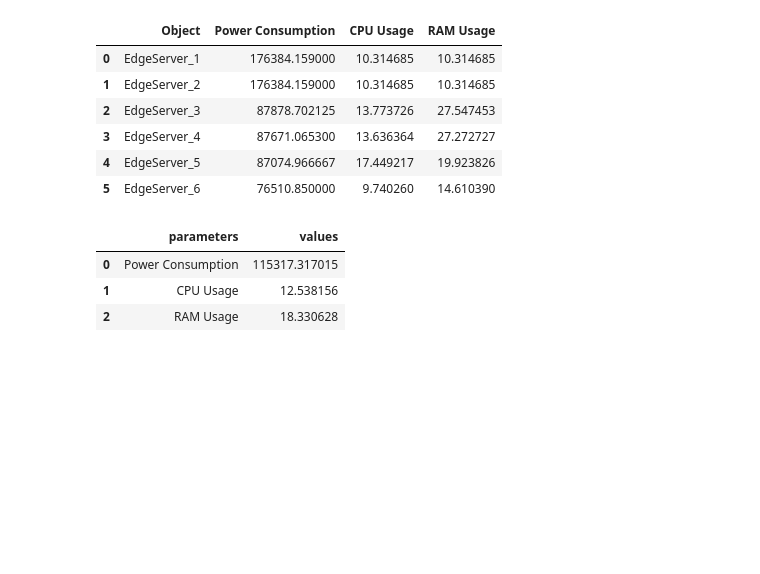
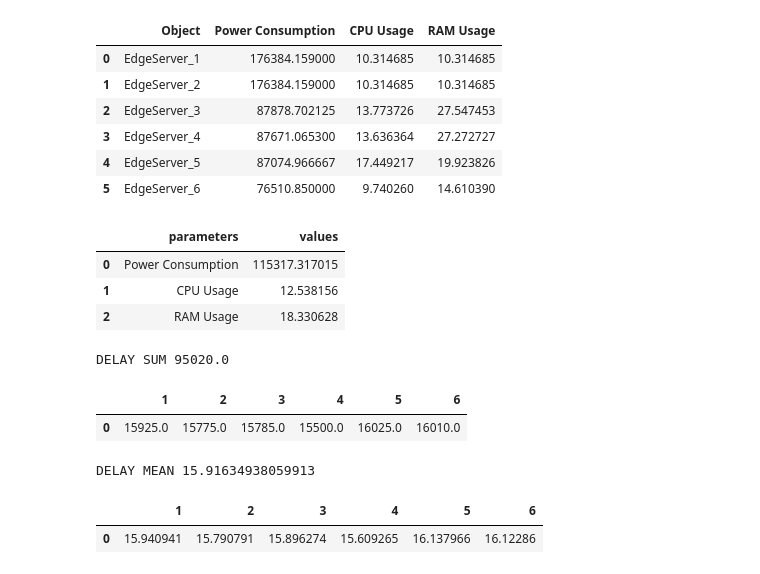
Before and after one commit to mascalmeida/edgeexperiments, a Jupyter notebook: mab.ipynb, the cells around one changed output. Cells and saved outputs as stored; diff of their text form; code cells hidden in the pictures; blank space fills up the shorter version.

```diff
--- a/mab.ipynb
+++ b/mab.ipynb
@@ -197,3 +197,17 @@ display(dt_edge, dt_edge_final)
 | 0 | Power Consumption | 115317.317015 |
 | 1 | CPU Usage | 12.538156 |
 | 2 | RAM Usage | 18.330628 |
+# %%
+print("DELAY SUM", (pd.json_normalize(logs_user['Delays']).sum()).sum())
+display(pd.DataFrame(pd.json_normalize(logs_user['Delays']).sum()).T)
+# %% [output]
+DELAY SUM 95020.0
+|  | 1 | 2 | 3 | 4 | 5 | 6 |
+| 0 | 15925.0 | 15775.0 | 15785.0 | 15500.0 | 16025.0 | 16010.0 |
+# %%
+print("DELAY MEAN", (pd.json_normalize(logs_user['Delays']).mean()).mean())
+display(pd.DataFrame(pd.json_normalize(logs_user['Delays']).mean()).T)
+# %% [output]
+DELAY MEAN 15.91634938059913
+|  | 1 | 2 | 3 | 4 | 5 | 6 |
+| 0 | 15.940941 | 15.790791 | 15.896274 | 15.609265 | 16.137966 | 16.12286 |
```
Also changed, not shown: parts of 1 cell of this notebook, 11 other files.
